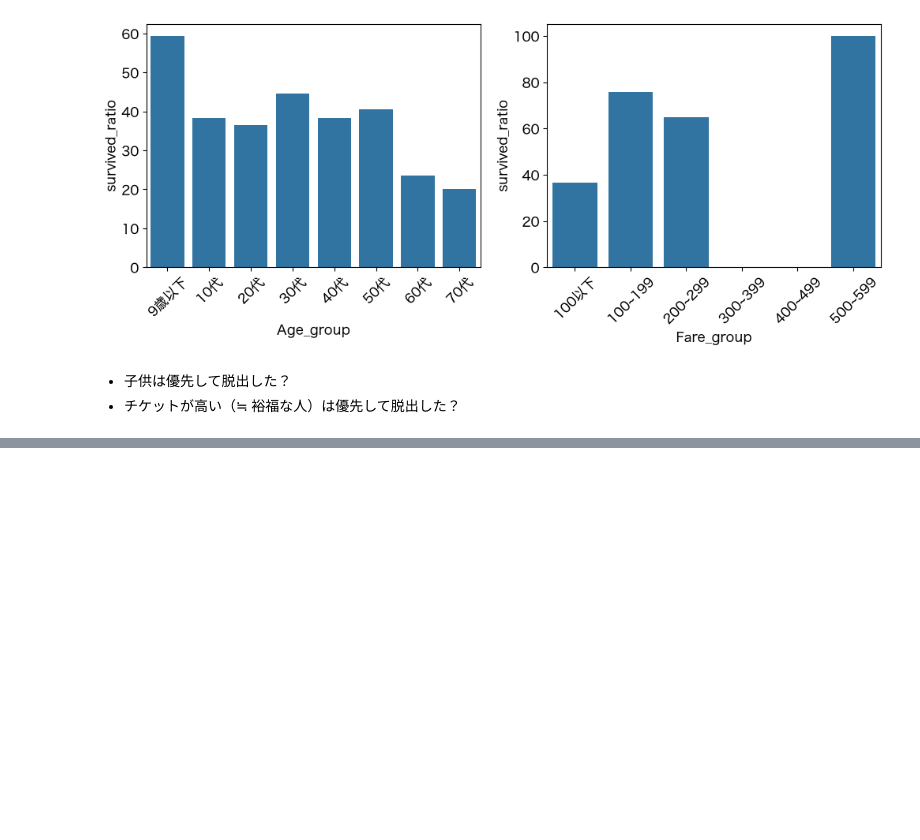
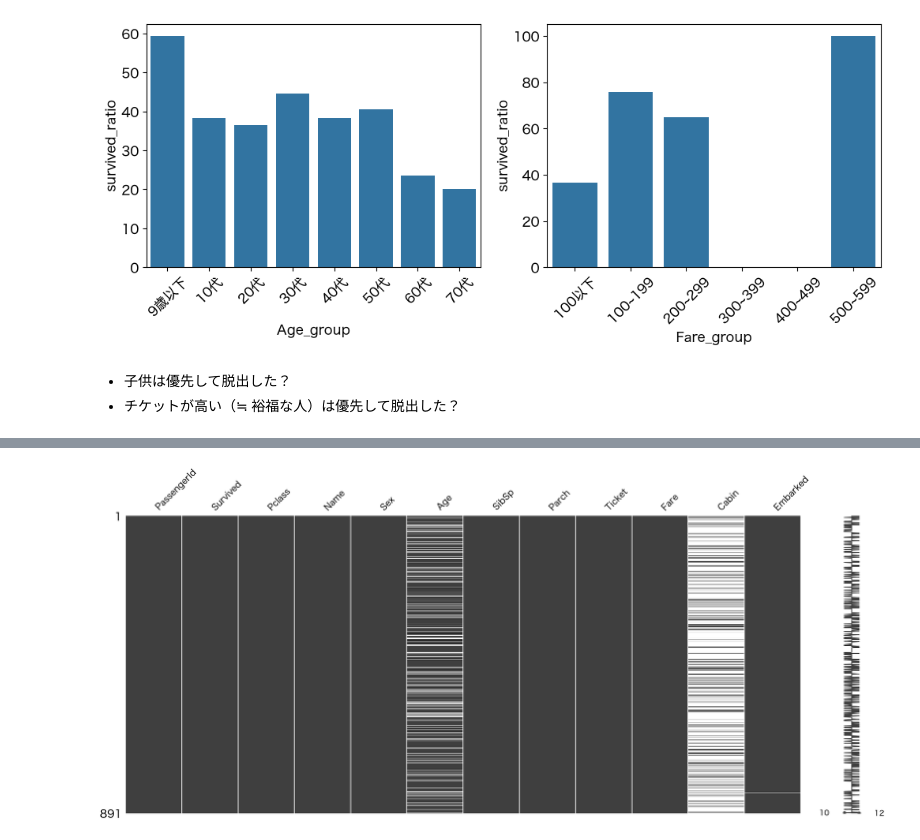
Before and after one commit to yasunobu-nonaka/machine-learning-notebooks, a Jupyter notebook: titanic/note.ipynb, the cells around one changed output, grey strips where cells are left out. Drawn from its saved outputs; the diff is of its cells as text; code cells hidden in the pictures; blank space fills up the shorter version.

```diff
--- a/titanic/note.ipynb
+++ b/titanic/note.ipynb
@@ -209,0 +325,5 @@ plt.show()
+# %%
+msno.matrix(df_train)
+plt.show()
+# %% [output]
+[figure, added]
```
Also changed, not shown: parts of 19 cells of this notebook, 1 other file.
